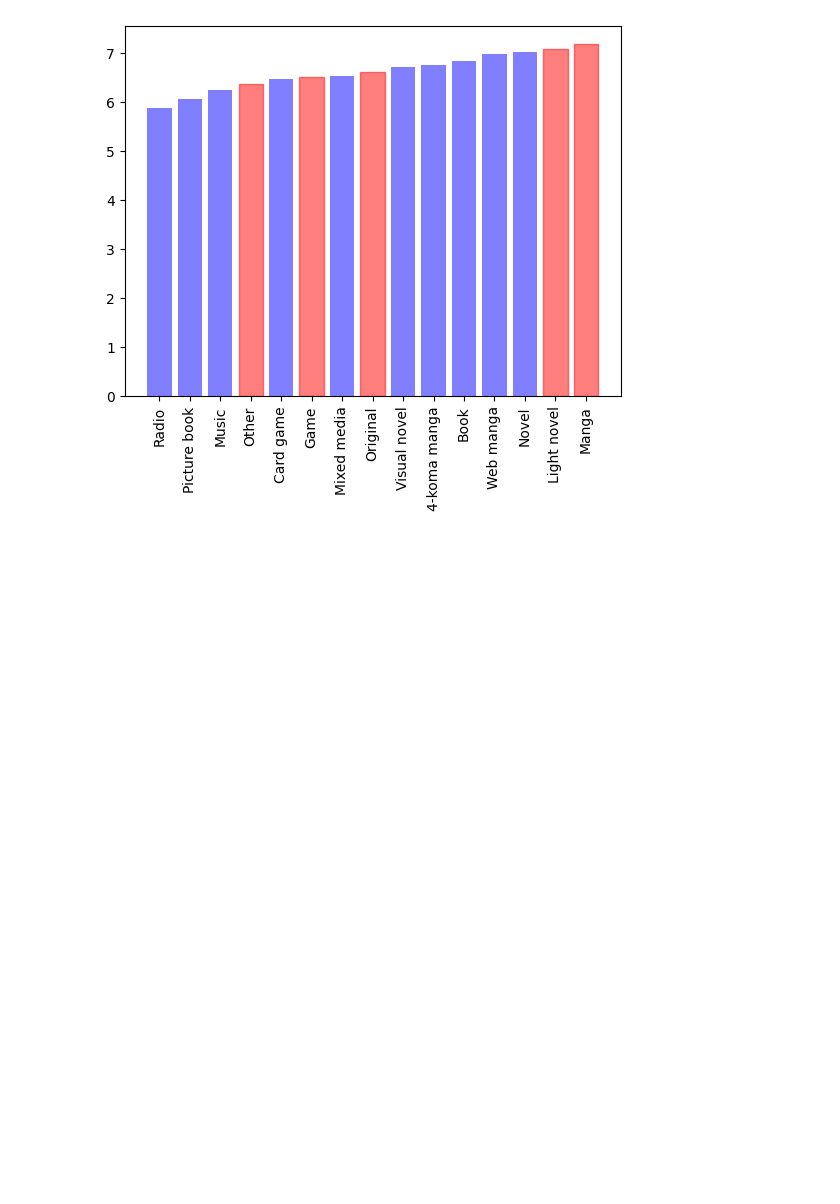
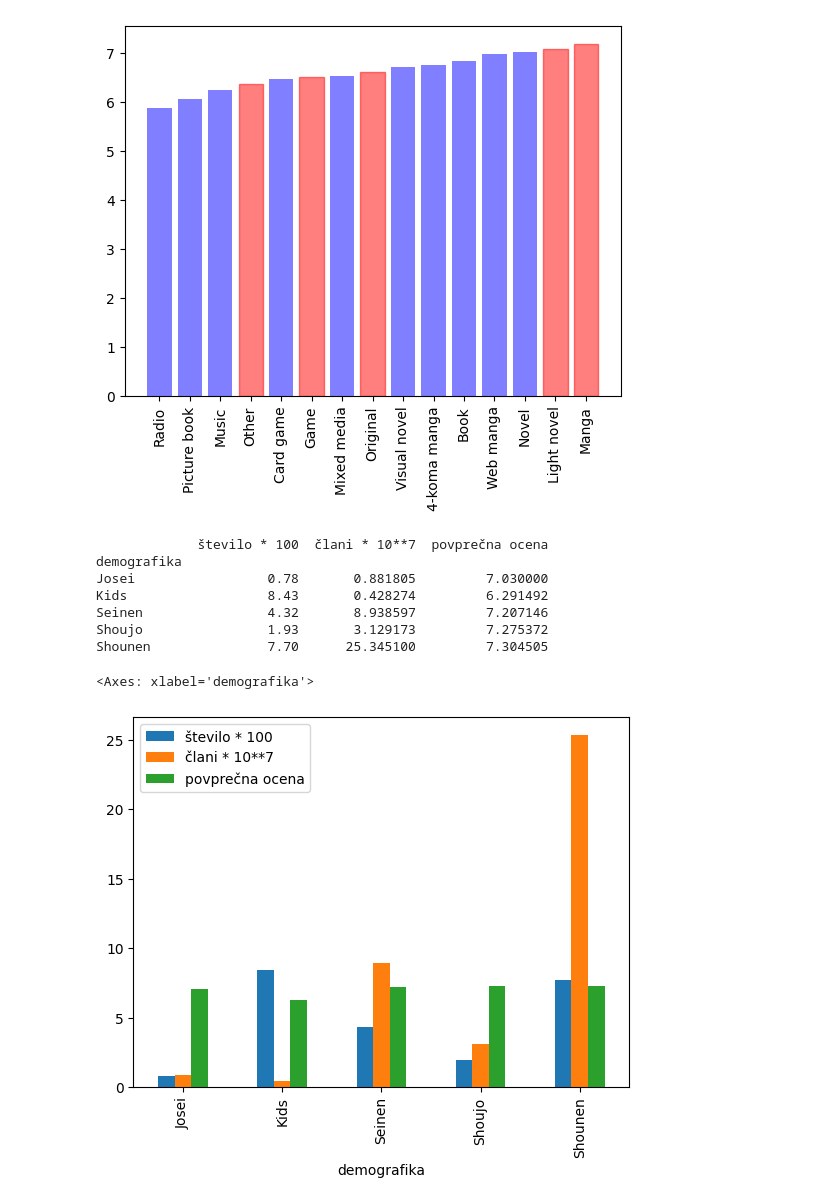
Before and after one commit to lrozman/Projektna-naloga-UVP---Rozman-Lara, a Jupyter notebook: analiza.ipynb, the cells around one changed output. Saved outputs shown, nothing was run; the diff lists cells and outputs as text; code cells hidden in the pictures; blank space fills up the shorter version.

```diff
--- a/analiza.ipynb
+++ b/analiza.ipynb
@@ -216,3 +216,25 @@ popularni_viri = ["Manga", "Original", "Light novel", "Game", "Other"]
 plot_color_label(df_viri2, popularni_viri)
 # %% [output]
 [figure]
+# %%
+df_demo2 = pd.DataFrame({"število * 100": podtabela_demo.groupby("demografika").size() / 100,
+                         "člani * 10**7": podtabela_demo.groupby("demografika")["člani"].sum() / 10000000,
+                         "povprečna ocena": podtabela_demo.groupby("demografika")["ocena"].mean()})
+
+print(df_demo2)
+
+# Razmerje med številom in člani in povprečna ocena in to
+
+df_demo2.plot(kind = "bar", stacked = False)
+
+# Lahko bi naredila v bolj pravih številkah in vrgla ven povprečno oceno, če dam to za tisto, kjer se že vidi približno enaka povprečna ocena.
+# %% [output]
+             število * 100  člani * 10**7  povprečna ocena
+demografika
+Josei                 0.78       0.881805         7.030000
+Kids                  8.43       0.428274         6.291492
+Seinen                4.32       8.938597         7.207146
+Shoujo                1.93       3.129173         7.275372
+Shounen               7.70      25.345100         7.304505
+<Axes: xlabel='demografika'>
+[figure, added]
```
Also changed, not shown: parts of 6 cells of this notebook.
